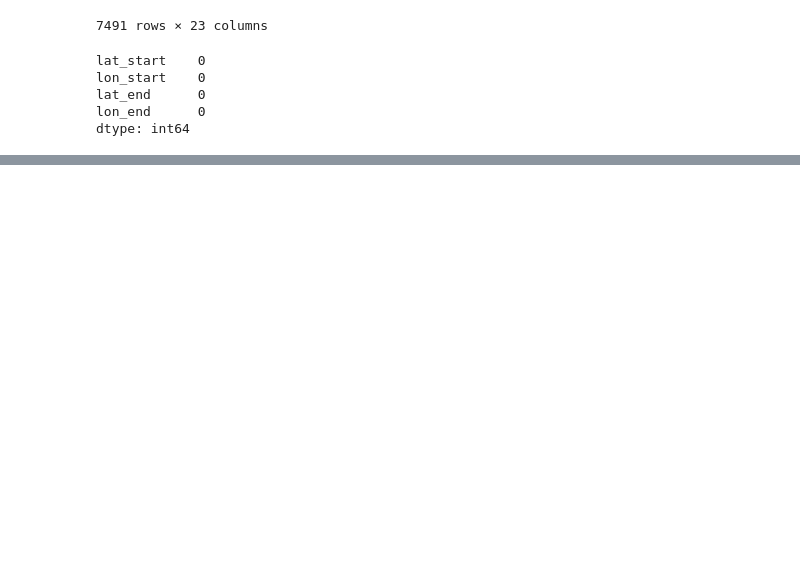
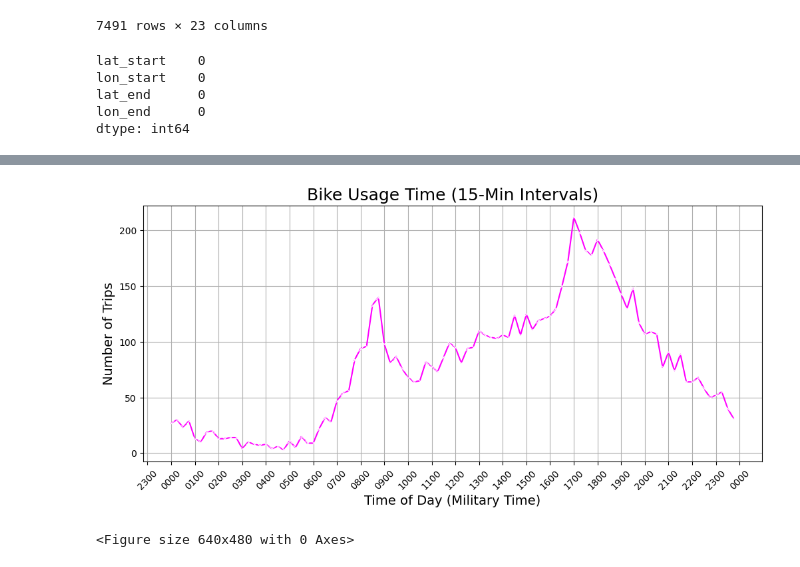
Before and after one commit to ConstCorrectness/toronto-bikeshare-2024, a Jupyter notebook: main.ipynb, the cells around one changed output, grey strips where cells are left out. Drawn from its saved outputs; the diff is of its cells as text; code cells hidden in the pictures; blank space fills up the shorter version.

```diff
--- a/main.ipynb
+++ b/main.ipynb
@@ -773,0 +784,30 @@ df
+# %%
+# time-of-day trip duration visualization analysis
+import matplotlib.dates as mdates  #for military time for better visualisation
+
+#ensure 'time start' to datetime format
+df['Time Start'] = pd.to_datetime(df['Time Start'], errors='coerce')
+
+#group by 15 minute intervals and count the number of trips
+df['Time_15min'] = df['Time Start'].dt.floor('15min')
+time_series_15minute = df.groupby('Time_15min').size().reset_index(name='number of trips')
+
+#plot using seaborn
+plt.figure(figsize=(12,5))
+sns.lineplot(data=time_series_15minute, x='Time_15min', y='number of trips', marker = 'x', color = 'Magenta')
+
+#configuring the chart stuff
+plt.title('Bike Usage Time (15-Min Intervals)', fontsize = 18)
+plt.xlabel('Time of Day (Military Time)', fontsize=14)
+plt.ylabel('Number of Trips', fontsize=14)
+plt.gca().xaxis.set_major_locator(mdates.HourLocator(interval=1))
+plt.gca().xaxis.set_major_formatter(mdates.DateFormatter('%H%M'))
+plt.xticks(rotation=45)
+plt.grid(True)
+plt.show()
+
+plt.savefig('images/fig7.png')
+plt.show()
+# %% [output]
+[figure, added]
+<Figure size 640x480 with 0 Axes>
```
Also changed, not shown: parts of 6 cells of this notebook, 10 other files.
